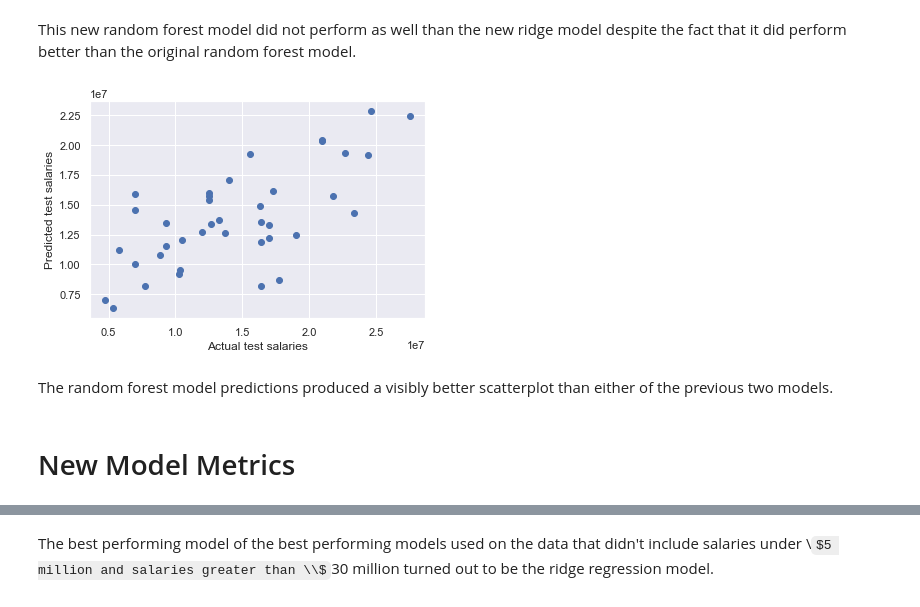
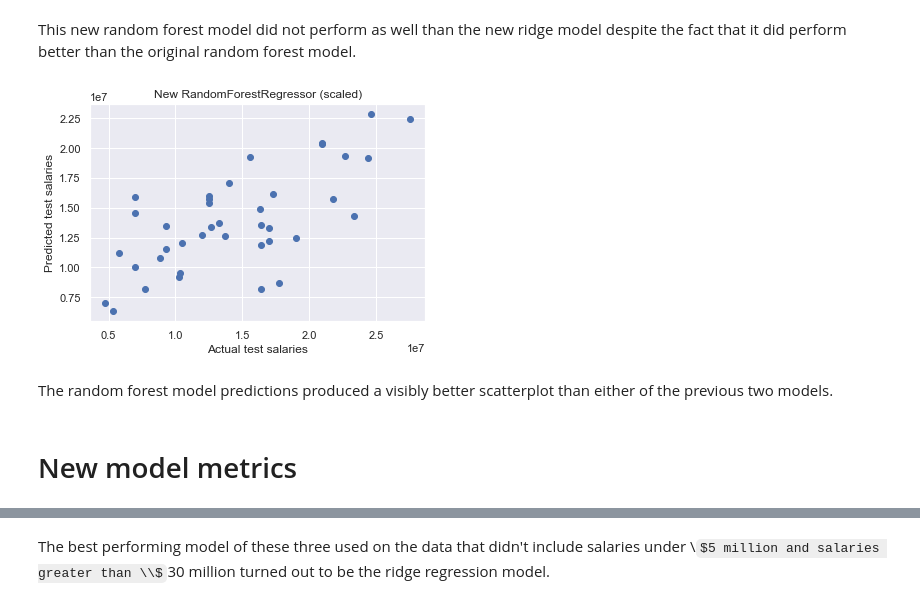
Before and after one commit to Marcial-Medina/Capstone-2---NBA-contracts, a Jupyter notebook: Notebooks/Capstone 2 - Modeling.ipynb, the cells around one changed output, grey strips where cells are left out. Drawn from its saved outputs; the diff is of its cells as text; code cells hidden in the pictures; some formulas as TeX source.

Commit message:
final report and model metrics csv file

```diff
--- a/Notebooks/Capstone 2 - Modeling.ipynb
+++ b/Notebooks/Capstone 2 - Modeling.ipynb
@@ -1167,15 +1177,16 @@ Root mean squared error (actual and predicted testing salaries): 4272396.9808464
 This new random forest model did not perform as well than the new ridge model despite the fact that it did perform better than the original random forest model.
 # %%
 plt.scatter(new_y_test, new_y_pred_test)
+plt.title('New RandomForestRegressor (scaled)')
 plt.xlabel('Actual test salaries')
 plt.ylabel('Predicted test salaries')
 plt.show()
 # %% [output]
-[figure, old version]
+[figure, new version]
 # %% [markdown]
 The random forest model predictions produced a visibly better scatterplot than either of the previous two models.
 # %% [markdown]
-# New Model Metrics
+# New model metrics
 # %% [markdown]
 **models**-*metrics* | *mean R^2 (GridSearchCV)* | *R^2 (train)* | *R^2 (test)* | *Adjusted R^2 (train)* | *Adjusted R^2 (test)* | *MAE (train)* | *MAE (test)* | *RMSE (train)* | *RMSE (test)*
 :----------|:----------:|:----------:|:----------:|:----------:|:----------:|:----------:|:----------:|:----------:|:----------:
@@ -1183,4 +1194,4 @@ The random forest model predictions produced a visibly better scatterplot than e
 **Ridge Regression (scaled)** | 0.3255239243 | 0.5530187069 | 0.4829340165 | 0.2178947633 | 0.2405593368 | 3609410.286 | 3275991.795 | 4440603.976 | 4224446.576
 **RandomForestRegressor (scaled)** | 0.2183300533 | 0.9154689561 | 0.4711292819 | 0.09359548732 | 0.2232211329 | 1474121.486 | 3419278.908 | 1931103.21 | 4272396.981
 # %% [markdown]
-The best performing model of the best performing models used on the data that didn't include salaries under \\$5 million and salaries greater than \\$30 million turned out to be the ridge regression model.
+The best performing model of these three used on the data that didn't include salaries under \\$5 million and salaries greater than \\$30 million turned out to be the ridge regression model.
```
Also changed, not shown: parts of 14 cells of this notebook, 2 other files.
